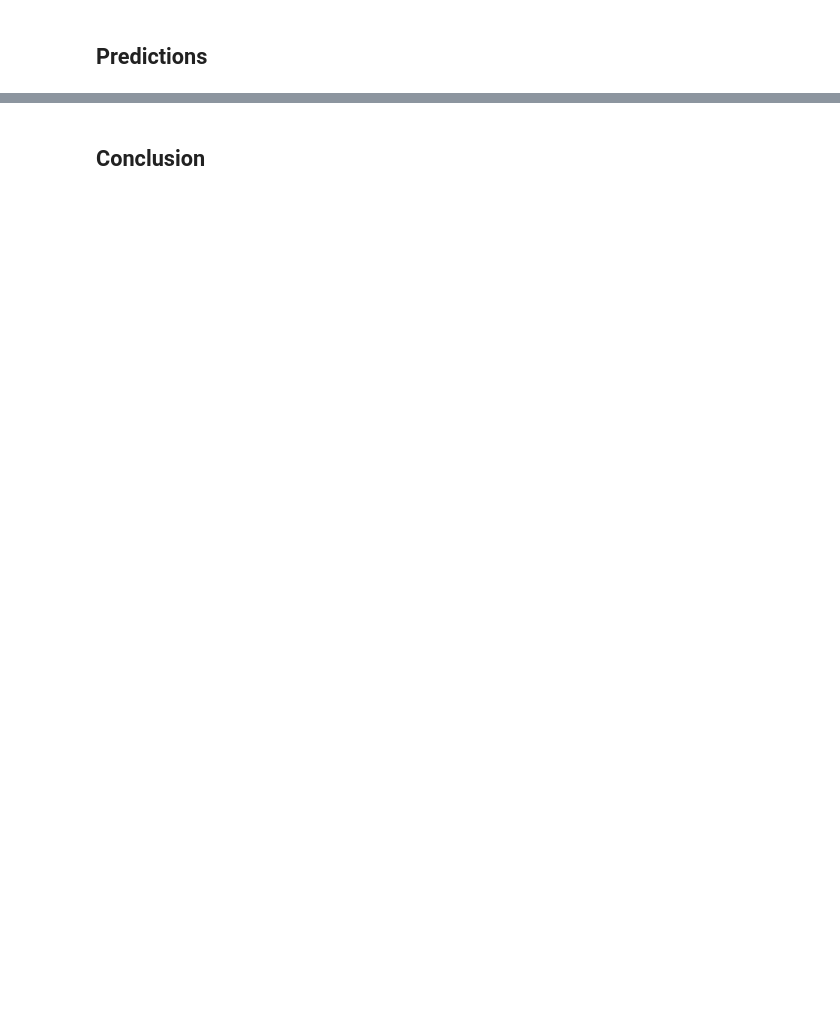
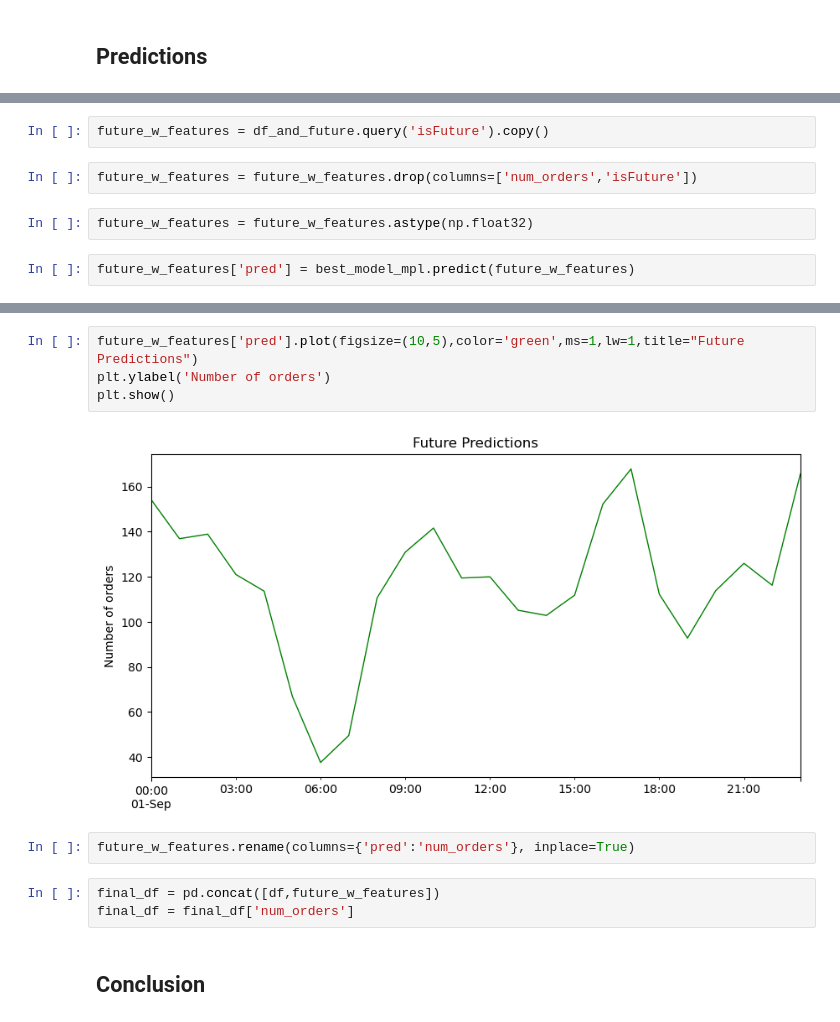
Before and after one commit to Taniage96/Sweet-Lift-Taxi, a Jupyter notebook: Sweet Lift Taxi.ipynb, the cells around one changed output, grey strips where cells are left out. Cells and saved outputs as stored; diff of their text form; blank space fills up the shorter version.

```diff
--- a/Sweet Lift Taxi.ipynb
+++ b/Sweet Lift Taxi.ipynb
@@ -653,0 +636,8 @@ Name: num_orders, dtype: object
+# %%
+future_w_features = df_and_future.query('isFuture').copy()
+# %%
+future_w_features = future_w_features.drop(columns=['num_orders','isFuture'])
+# %%
+future_w_features = future_w_features.astype(np.float32)
+# %%
+future_w_features['pred'] = best_model_mpl.predict(future_w_features)
@@ -654,3 +646,14 @@ Name: num_orders, dtype: object
+# %%
+future_w_features['pred'].plot(figsize=(10,5),color='green',ms=1,lw=1,title="Future Predictions")
+plt.ylabel('Number of orders')
+plt.show()
+# %% [output]
+[figure, added]
+# %%
+future_w_features.rename(columns={'pred':'num_orders'}, inplace=True)
+# %%
+final_df = pd.concat([df,future_w_features])
+final_df = final_df['num_orders']
 # %% [markdown]
 ## Conclusion
 # %% [markdown]
```
Also changed, not shown: parts of 24 cells of this notebook.
